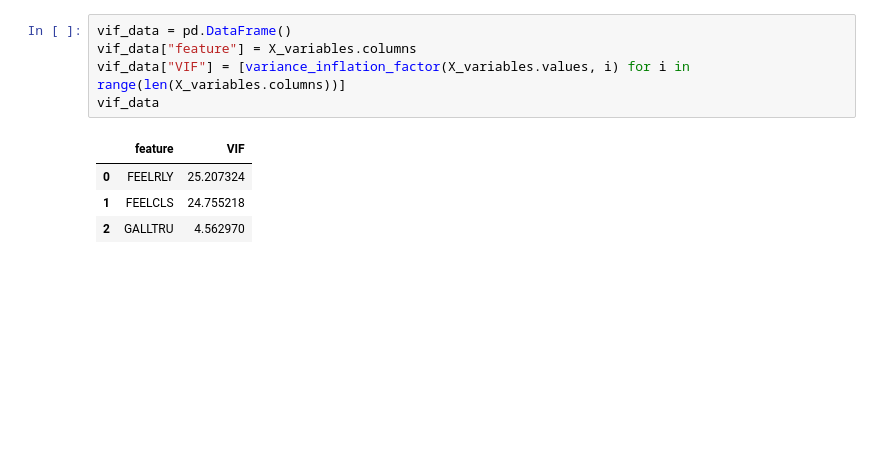
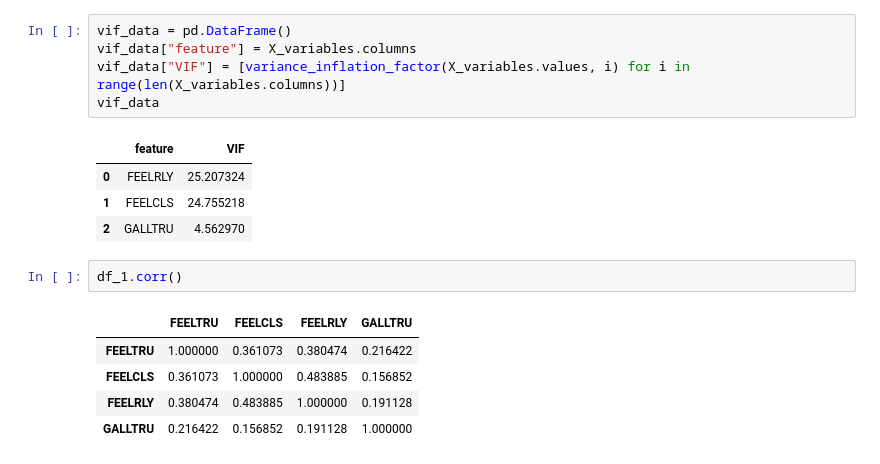
Before and after one commit to Steph-Raider/Economics2020, a Jupyter notebook: FEELTRU_analysis.ipynb, the cells around one changed output. Saved outputs shown, nothing was run; the diff lists cells and outputs as text; blank space fills up the shorter version.

```diff
--- a/FEELTRU_analysis.ipynb
+++ b/FEELTRU_analysis.ipynb
@@ -123,3 +123,11 @@ vif_data
 | 0 | FEELRLY | 25.207324 |
 | 1 | FEELCLS | 24.755218 |
 | 2 | GALLTRU | 4.562970 |
+# %%
+df_1.corr()
+# %% [output]
+|  | FEELTRU | FEELCLS | FEELRLY | GALLTRU |
+| FEELTRU | 1.000000 | 0.361073 | 0.380474 | 0.216422 |
+| FEELCLS | 0.361073 | 1.000000 | 0.483885 | 0.156852 |
+| FEELRLY | 0.380474 | 0.483885 | 1.000000 | 0.191128 |
+| GALLTRU | 0.216422 | 0.156852 | 0.191128 | 1.000000 |
```
